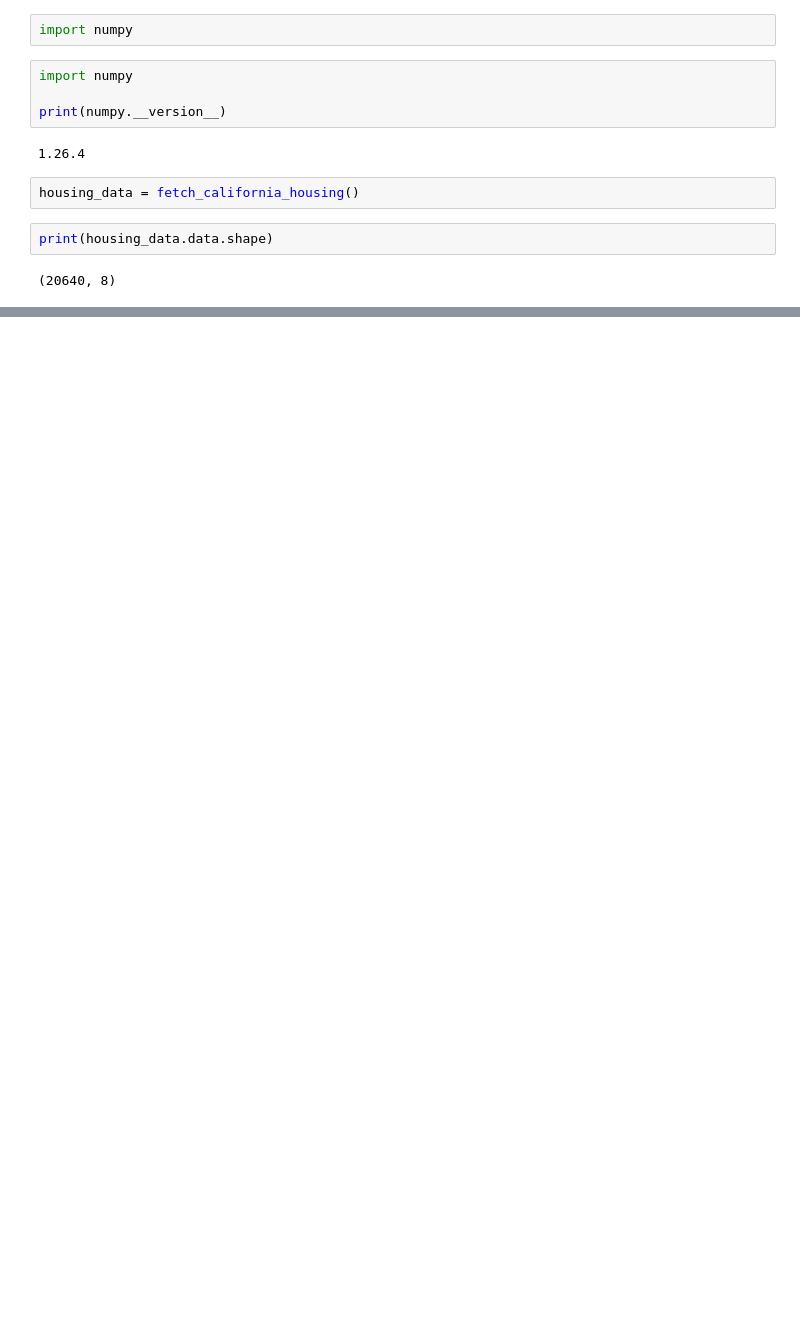
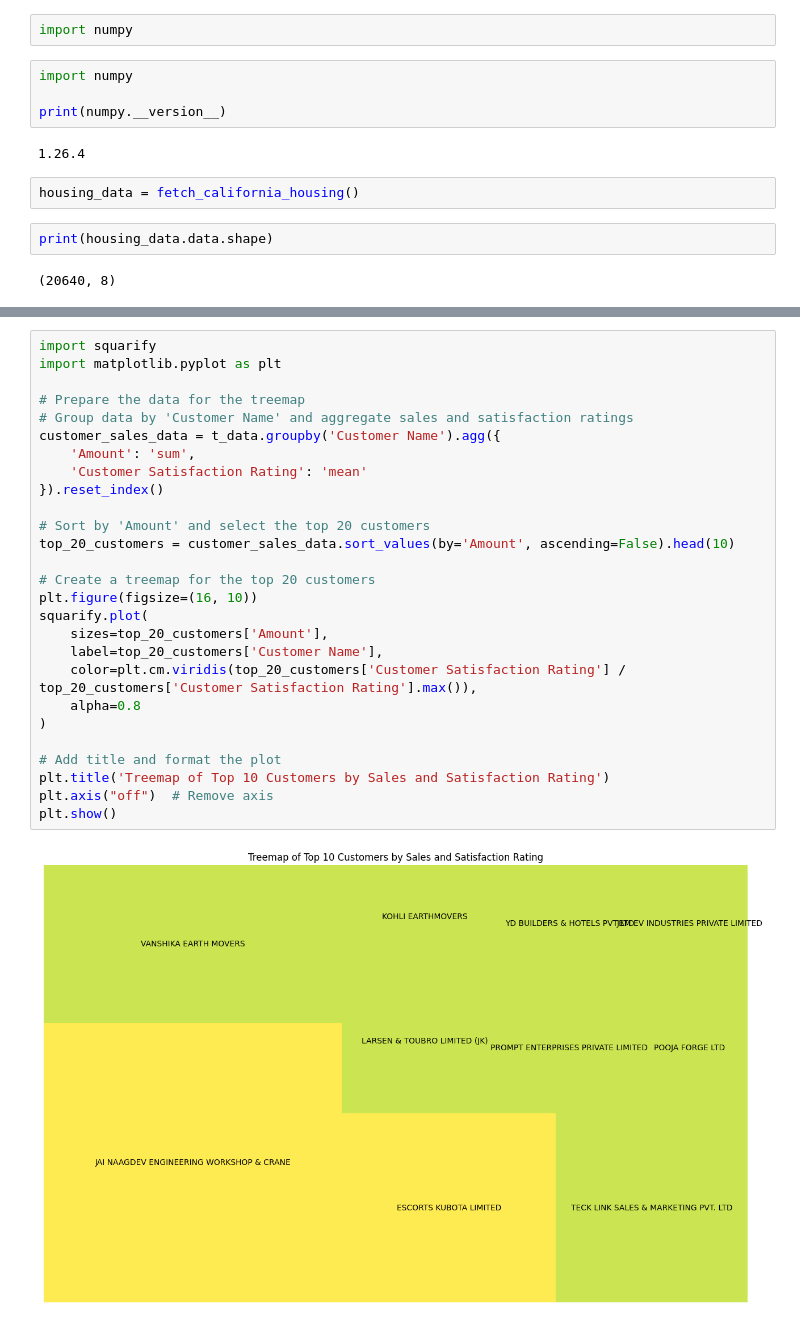
Before and after one commit to adeewies/Machine-Learning, a Jupyter notebook: working_with_pandas/pandas.ipynb, the cells around one changed output, grey strips where cells are left out. Saved outputs shown, nothing was run; the diff lists cells and outputs as text; blank space fills up the shorter version.

```diff
--- a/working_with_pandas/pandas.ipynb
+++ b/working_with_pandas/pandas.ipynb
@@ -161,0 +259,29 @@ print(housing_data.data.shape)
+# %%
+import squarify
+import matplotlib.pyplot as plt
+
+# Prepare the data for the treemap
+# Group data by 'Customer Name' and aggregate sales and satisfaction ratings
+customer_sales_data = t_data.groupby('Customer Name').agg({
+    'Amount': 'sum',
+    'Customer Satisfaction Rating': 'mean'
+}).reset_index()
+
+# Sort by 'Amount' and select the top 20 customers
+top_20_customers = customer_sales_data.sort_values(by='Amount', ascending=False).head(10)
+
+# Create a treemap for the top 20 customers
+plt.figure(figsize=(16, 10))
+squarify.plot(
+    sizes=top_20_customers['Amount'],
+    label=top_20_customers['Customer Name'],
+    color=plt.cm.viridis(top_20_customers['Customer Satisfaction Rating'] / top_20_customers['Customer Satisfaction Rating'].max()),
+    alpha=0.8
+)
+
+# Add title and format the plot
+plt.title('Treemap of Top 10 Customers by Sales and Satisfaction Rating')
+plt.axis("off")  # Remove axis
+plt.show()
+# %% [output]
+[figure, added]
```
Also changed, not shown: parts of 15 cells of this notebook, 3 other files.
